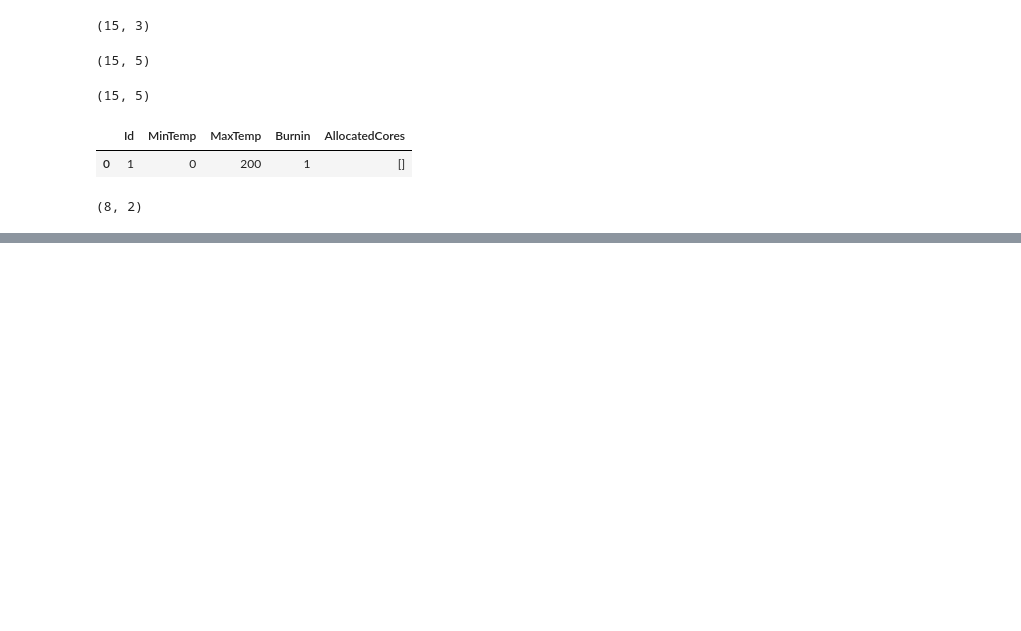
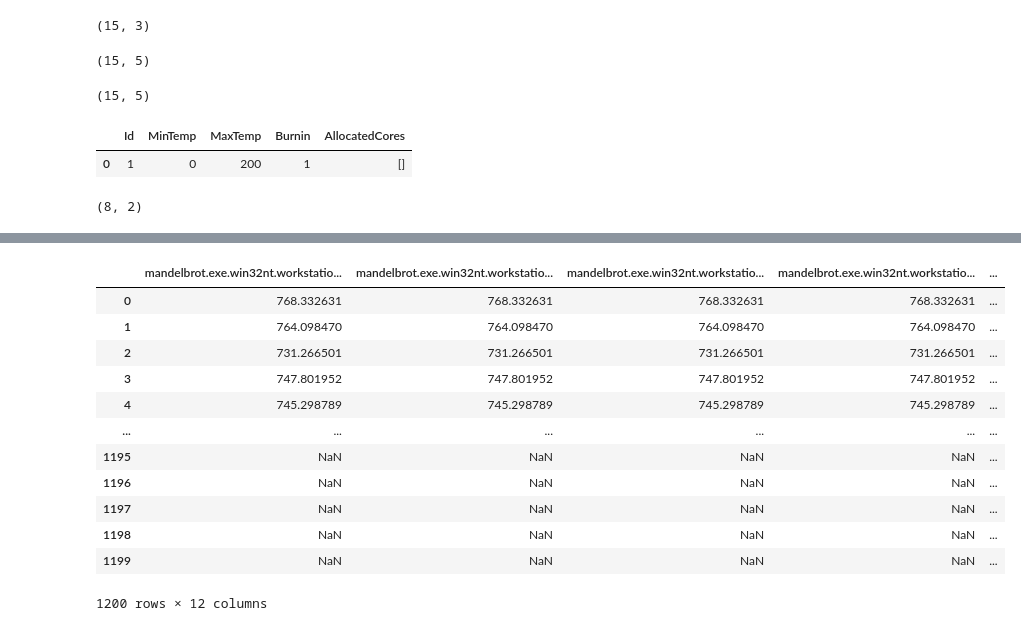
Before and after one commit to KuskIV/BDEnergy, a Jupyter notebook: analytics/different-count-analysis.ipynb, the cells around one changed output, grey strips where cells are left out. Drawn from its saved outputs; the diff is of its cells as text; code cells hidden in the pictures; blank space fills up the shorter version.

```diff
--- a/analytics/different-count-analysis.ipynb
+++ b/analytics/different-count-analysis.ipynb
@@ -101,3 +128,26 @@ used_compilers.sort()
+# %%
+if exp_name == 'run_many_clamp':
+    experiment_name = "same-one-api-compiler-different-measuring-instruments-post-update-and-watt"
+    # experiment_name = "run-clamp-many-times-exp"
+    experiment_number = 2
+    used_compilers = [
+        'intel-one-api'
+    ]
+    used_mi_names = [
+        # lhm
+        # plug
+        clamp
+    ]
+    used_os_names = [
+        windows,
+    ]
+
+    used_test_case_names = [
+        'mandelbrot.exe',
+    ]
+    used_dut_name = [
+        'workstationtwo',
+    ]
 # %%
 used_dut_name_str = "','".join(used_dut_name)
 used_os_name_str = "','".join(used_os_names)
@@ -305,0 +335,16 @@ Watt of Test Case
+# %%
+data_df
+# %% [output]
+|  | mandelbrot.exe.win32nt.workstatio... | mandelbrot.exe.win32nt.workstatio... | mandelbrot.exe.win32nt.workstatio... | mandelbrot.exe.win32nt.workstatio... | ... |
+| 0 | 768.332631 | 768.332631 | 768.332631 | 768.332631 | ... |
+| 1 | 764.098470 | 764.098470 | 764.098470 | 764.098470 | ... |
+| 2 | 731.266501 | 731.266501 | 731.266501 | 731.266501 | ... |
+| 3 | 747.801952 | 747.801952 | 747.801952 | 747.801952 | ... |
+| 4 | 745.298789 | 745.298789 | 745.298789 | 745.298789 | ... |
+| ... | ... | ... | ... | ... | ... |
+| 1195 | NaN | NaN | NaN | NaN | ... |
+| 1196 | NaN | NaN | NaN | NaN | ... |
+| 1197 | NaN | NaN | NaN | NaN | ... |
+| 1198 | NaN | NaN | NaN | NaN | ... |
+| 1199 | NaN | NaN | NaN | NaN | ... |
+1200 rows × 12 columns
```
Also changed, not shown: parts of 15 cells of this notebook, 17 other files.
